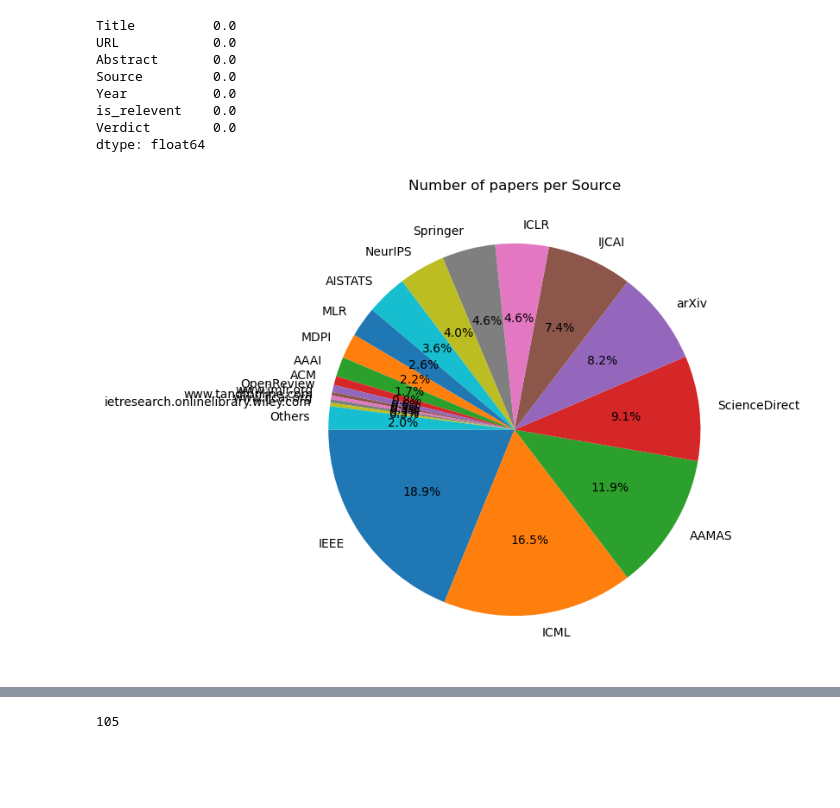
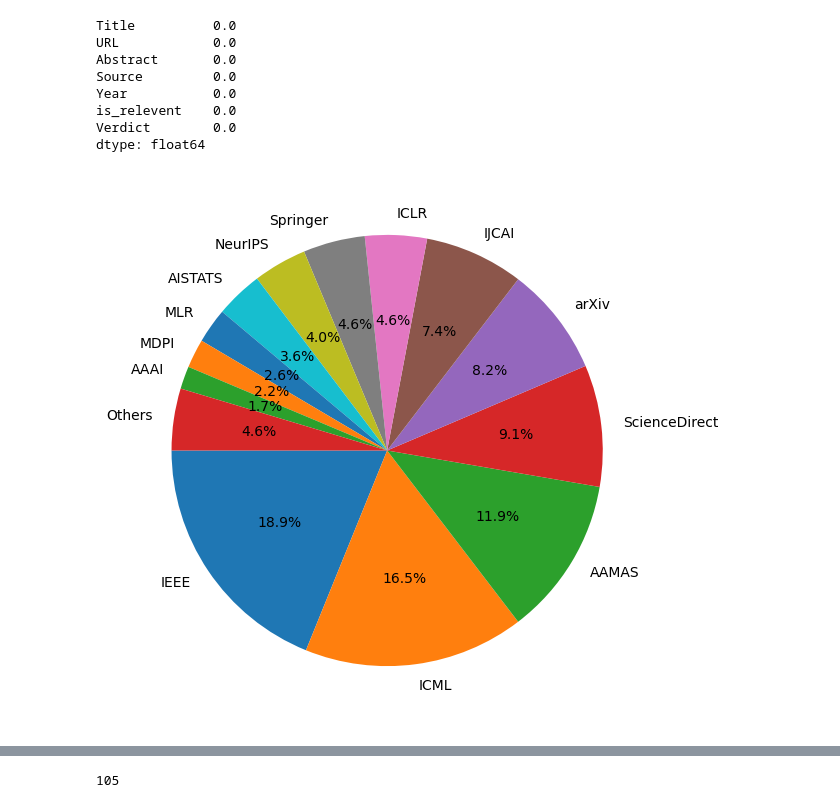
Before and after one commit to HamBa-m/sci-scraper, a Jupyter notebook: notebooks/eda.ipynb, the cells around one changed output, grey strips where cells are left out. Cells and saved outputs as stored; diff of their text form; code cells hidden in the pictures; blank space fills up the shorter version.

```diff
--- a/notebooks/eda.ipynb
+++ b/notebooks/eda.ipynb
@@ -27,17 +27,18 @@ is_relevent    0.0
 Verdict        0.0
 dtype: float64
 # %%
-# pie chart of the number of papers per Source, show the sources with less than 2 papers as 'Others'
+# pie chart of the number of papers per Source, show the sources with less than 1% as 'Others'
 n_df = df['Source'].value_counts()
-n_df['Others'] = sum(n_df[n_df < 2])
-n_df = n_df[n_df >= 2]
+threshold = len(df) * 0.01  # 1% threshold
+n_df['Others'] = n_df[n_df < threshold].sum()
+n_df = n_df[n_df >= threshold]
 
 plt.figure(figsize=(7, 7))
 plt.pie(n_df, labels=n_df.index, autopct='%1.1f%%', startangle=180)
-plt.title('Number of papers per Source')
+# plt.title('Percentage of papers per Source')
 plt.show()
 # %% [output]
-[figure, old version]
+[figure, new version]
 # %%
 # plot pie chart of is_relevant (0 or 1)
 plt.figure(figsize=(7, 7))
```
Also changed, not shown: parts of 7 cells of this notebook, 12 other files.
